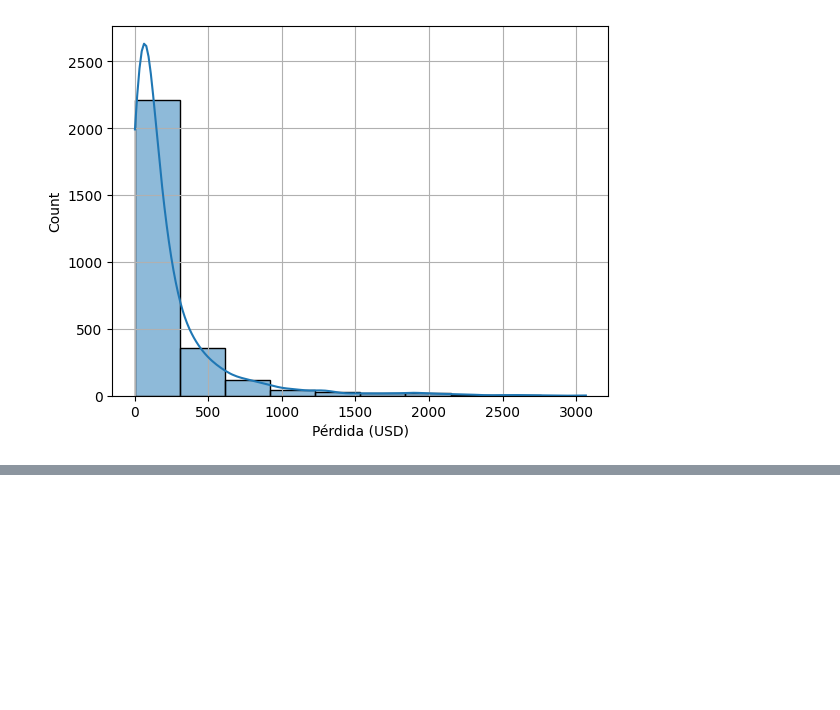
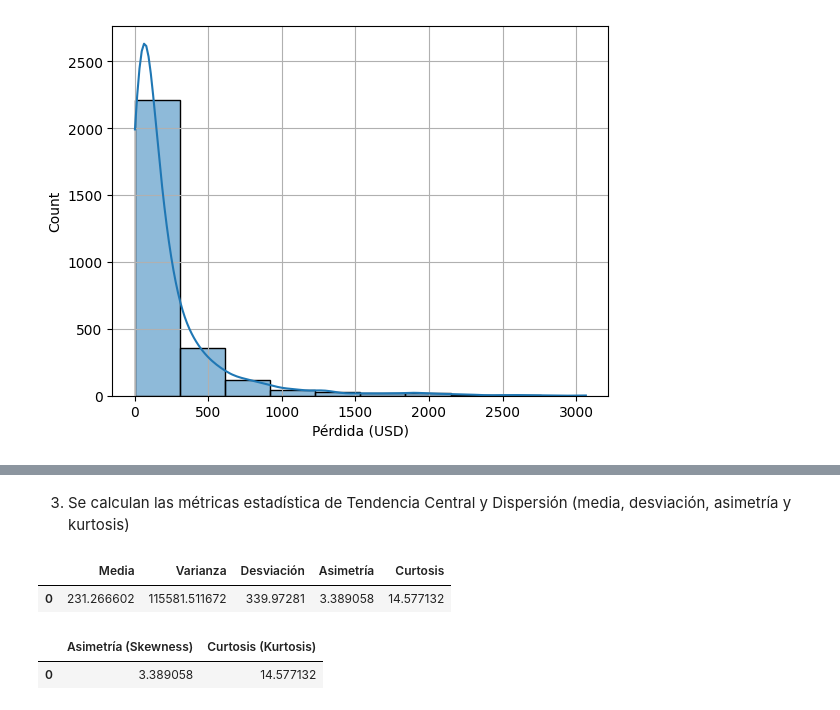
Before and after one commit to Sebas-Atehortua/Integracion-de-Datos-y-Prospectiva, a Jupyter notebook: 1_Caracterización_VA.ipynb, the cells around one changed output, grey strips where cells are left out. Cells and saved outputs as stored; diff of their text form; code cells hidden in the pictures; blank space fills up the shorter version.

```diff
--- a/1_Caracterización_VA.ipynb
+++ b/1_Caracterización_VA.ipynb
@@ -44,0 +91,46 @@ plt.show()
+# %% [markdown]
+3. Se calculan las métricas estadística de Tendencia Central y Dispersión (media, desviación, asimetría y kurtosis)
+# %%
+from scipy.stats import skew, kurtosis
+
+# Se calculan las métricas estadísticas de tendencia:
+u=np.mean(LDA)
+var=np.var(LDA)
+sigma=np.std(LDA)
+
+# Asimetría y Kurtosis:
+skewness_lda = skew(LDA)
+kurtosis_lda = kurtosis(LDA)
+
+# Crear un DataFrame con todos los estadísticos
+df2=pd.DataFrame({
+    'Media': [u],
+    'Varianza': [var],
+    'Desviación': [sigma],
+    'Asimetría': [skewness_lda],
+    'Curtosis': [kurtosis_lda]
+})
+
+df2.head(1)
+# %% [output]
+|  | Media | Varianza | Desviación | Asimetría | Curtosis |
+| 0 | 231.266602 | 115581.511672 | 339.97281 | 3.389058 | 14.577132 |
+# %%
+from scipy.stats import skew, kurtosis
+
+# Calculamos la asimetría (skewness)
+skewness_lda = skew(LDA)
+
+# Calculamos la curtosis (kurtosis)
+kurtosis_lda = kurtosis(LDA)
+
+# Creamos un DataFrame para mostrar los resultados
+df_stats_advanced = pd.DataFrame({
+    'Asimetría (Skewness)': [skewness_lda],
+    'Curtosis (Kurtosis)': [kurtosis_lda]
+})
+
+display(df_stats_advanced)
+# %% [output]
+|  | Asimetría (Skewness) | Curtosis (Kurtosis) |
+| 0 | 3.389058 | 14.577132 |
```
Also changed, not shown: parts of 5 cells of this notebook.
